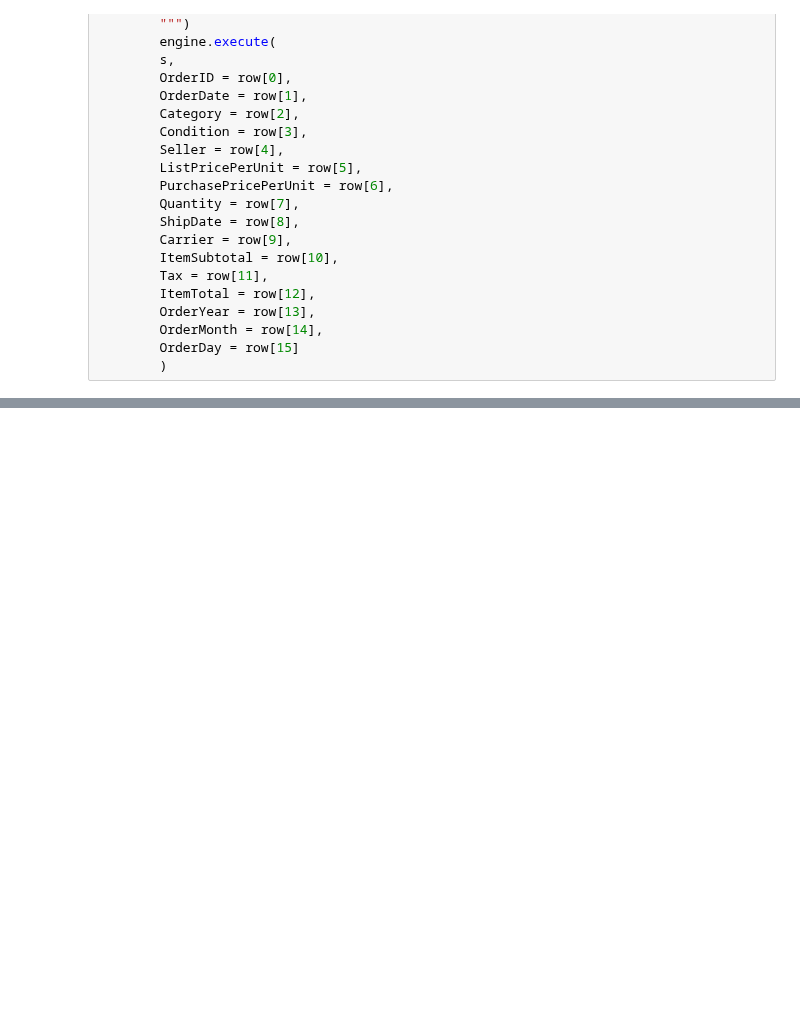
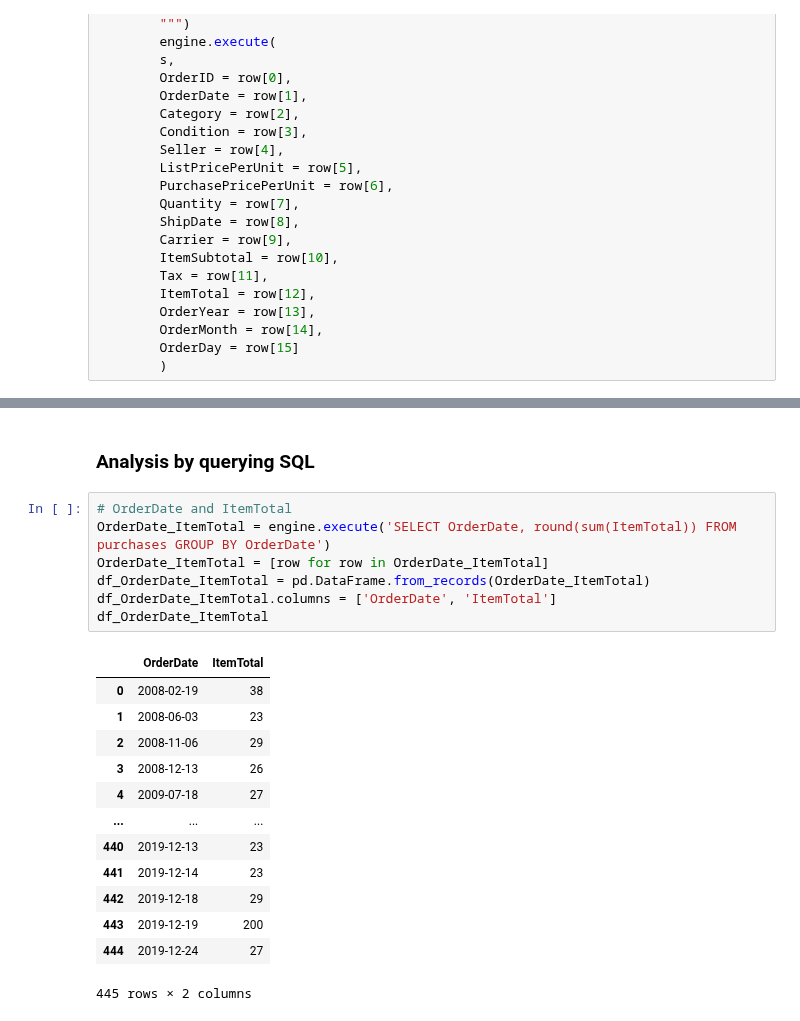
Before and after one commit to AmitSamra/AmazonOrderHistory, a Jupyter notebook: AmazonOrderHistory.ipynb, the cells around one changed output, grey strips where cells are left out. Saved outputs shown, nothing was run; the diff lists cells and outputs as text; blank space fills up the shorter version.

```diff
--- a/AmazonOrderHistory.ipynb
+++ b/AmazonOrderHistory.ipynb
@@ -770,3 +780,26 @@ df_purchases
 | 779 | 973 | 2019-12-19 | GIFT_CARD | new | Amazon | 50.0 | 200.0 | 1 | ... |
 | 780 | 974 | 2019-12-24 | HEALTH_BEAUTY | new | Amazon | 25.0 | 14.0 | 2 | ... |
 781 rows × 16 columns
+# %% [markdown]
+### Analysis by querying SQL
+# %%
+# OrderDate and ItemTotal
+OrderDate_ItemTotal = engine.execute('SELECT OrderDate, round(sum(ItemTotal)) FROM purchases GROUP BY OrderDate')
+OrderDate_ItemTotal = [row for row in OrderDate_ItemTotal]
+df_OrderDate_ItemTotal = pd.DataFrame.from_records(OrderDate_ItemTotal)
+df_OrderDate_ItemTotal.columns = ['OrderDate', 'ItemTotal']
+df_OrderDate_ItemTotal
+# %% [output]
+|  | OrderDate | ItemTotal |
+| 0 | 2008-02-19 | 38 |
+| 1 | 2008-06-03 | 23 |
+| 2 | 2008-11-06 | 29 |
+| 3 | 2008-12-13 | 26 |
+| 4 | 2009-07-18 | 27 |
+| ... | ... | ... |
+| 440 | 2019-12-13 | 23 |
+| 441 | 2019-12-14 | 23 |
+| 442 | 2019-12-18 | 29 |
+| 443 | 2019-12-19 | 200 |
+| 444 | 2019-12-24 | 27 |
+445 rows × 2 columns
```
Also changed, not shown: parts of 13 cells of this notebook.
